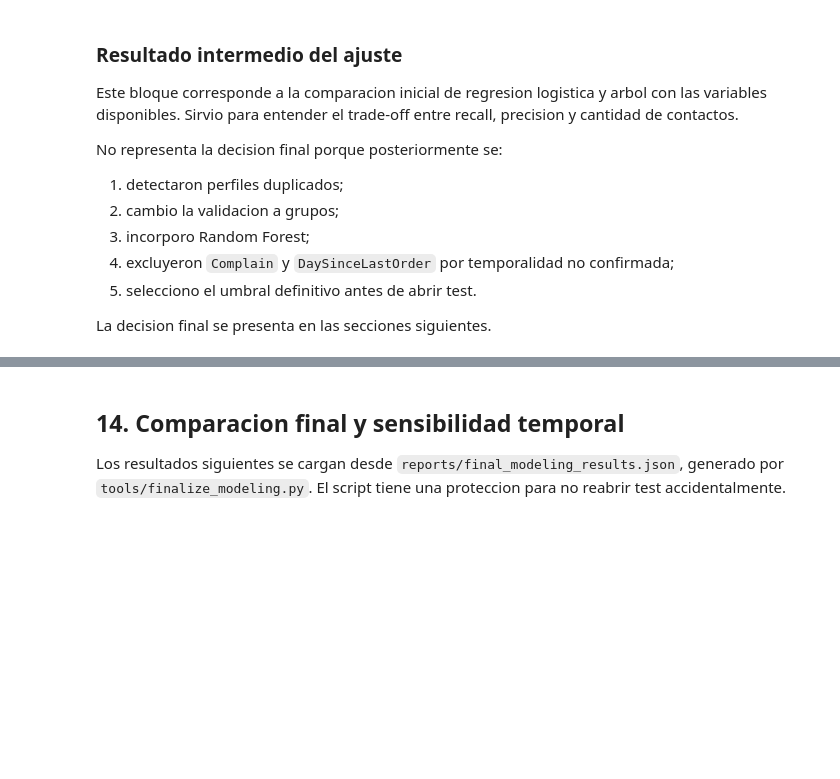
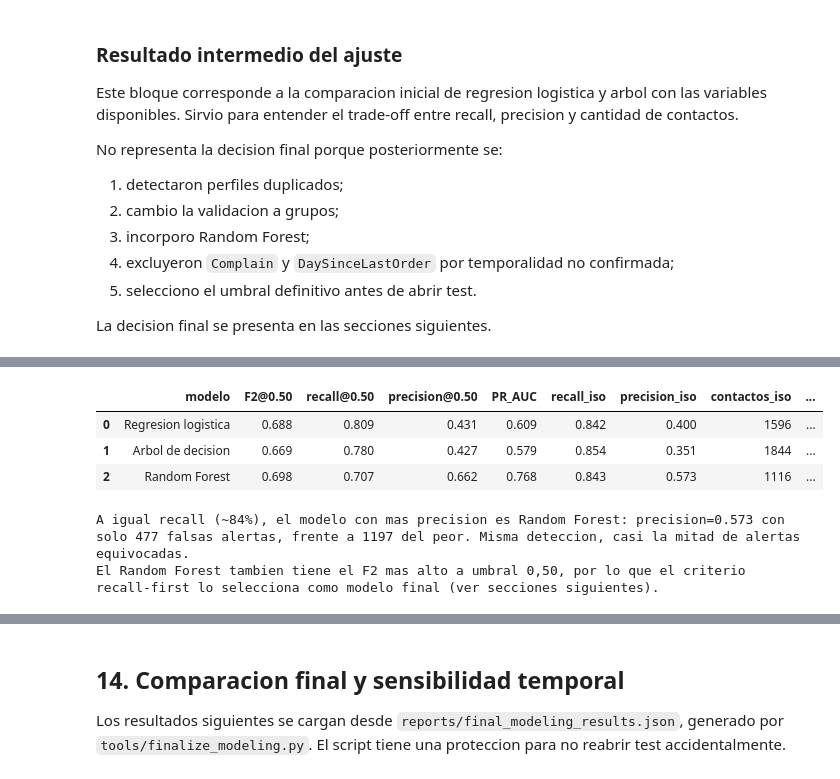
Before and after one commit to FelipeTamaki/TP_IA_aplicada_a_negocios_churn_Grupo1, a Jupyter notebook: Modelo.ipynb, the cells around one changed output, grey strips where cells are left out. Saved outputs shown, nothing was run; the diff lists cells and outputs as text; code cells hidden in the pictures; blank space fills up the shorter version.

```diff
--- a/Modelo.ipynb
+++ b/Modelo.ipynb
@@ -1071,3 +1179,45 @@ La decision final se presenta en las secciones siguientes.
+# %%
+TARGET_RECALL = 0.84  # nivel de deteccion actual que se quiere mantener
+
+iso_rows = []
+for name, probs in tuned_oof.items():
+    at_050 = metrics_from_probabilities(y_train, probs, 0.50)
+    iso = precision_at_recall(y_train, probs, TARGET_RECALL)
+    iso_rows.append({
+        "modelo": name,
+        "F2@0.50": round(at_050["f2"], 3),
+        "recall@0.50": round(at_050["recall"], 3),
+        "precision@0.50": round(at_050["precision"], 3),
+        "PR_AUC": round(at_050["pr_auc"], 3),
+        "recall_iso": round(iso["recall"], 3),
+        "precision_iso": round(iso["precision"], 3),
+        "contactos_iso": iso["contacts"],
+        "falsas_alertas_iso": iso["fp"],
+    })
+
+iso_table = pd.DataFrame(iso_rows)
+display(iso_table)
+
+best_iso = iso_table.sort_values("precision_iso", ascending=False).iloc[0]
+worst_iso = iso_table.sort_values("precision_iso").iloc[0]
+print(
+    f"A igual recall (~{TARGET_RECALL:.0%}), el modelo con mas precision es "
+    f"{best_iso['modelo']}: precision={best_iso['precision_iso']:.3f} con solo "
+    f"{int(best_iso['falsas_alertas_iso'])} falsas alertas, frente a "
+    f"{int(worst_iso['falsas_alertas_iso'])} del peor. Misma deteccion, "
+    f"casi la mitad de alertas equivocadas."
+)
+print(
+    "El Random Forest tambien tiene el F2 mas alto a umbral 0,50, por lo que el "
+    "criterio recall-first lo selecciona como modelo final (ver secciones siguientes)."
+)
+# %% [output]
+|  | modelo | F2@0.50 | recall@0.50 | precision@0.50 | PR_AUC | recall_iso | precision_iso | contactos_iso | ... |
+| 0 | Regresion logistica | 0.688 | 0.809 | 0.431 | 0.609 | 0.842 | 0.400 | 1596 | ... |
+| 1 | Arbol de decision | 0.669 | 0.780 | 0.427 | 0.579 | 0.854 | 0.351 | 1844 | ... |
+| 2 | Random Forest | 0.698 | 0.707 | 0.662 | 0.768 | 0.843 | 0.573 | 1116 | ... |
+A igual recall (~84%), el modelo con mas precision es Random Forest: precision=0.573 con solo 477 falsas alertas, frente a 1197 del peor. Misma deteccion, casi la mitad de alertas equivocadas.
+El Random Forest tambien tiene el F2 mas alto a umbral 0,50, por lo que el criterio recall-first lo selecciona como modelo final (ver secciones siguientes).
 # %% [markdown]
 ## 13. Conclusion final
 
```
Also changed, not shown: parts of 25 cells of this notebook, 22 other files.
